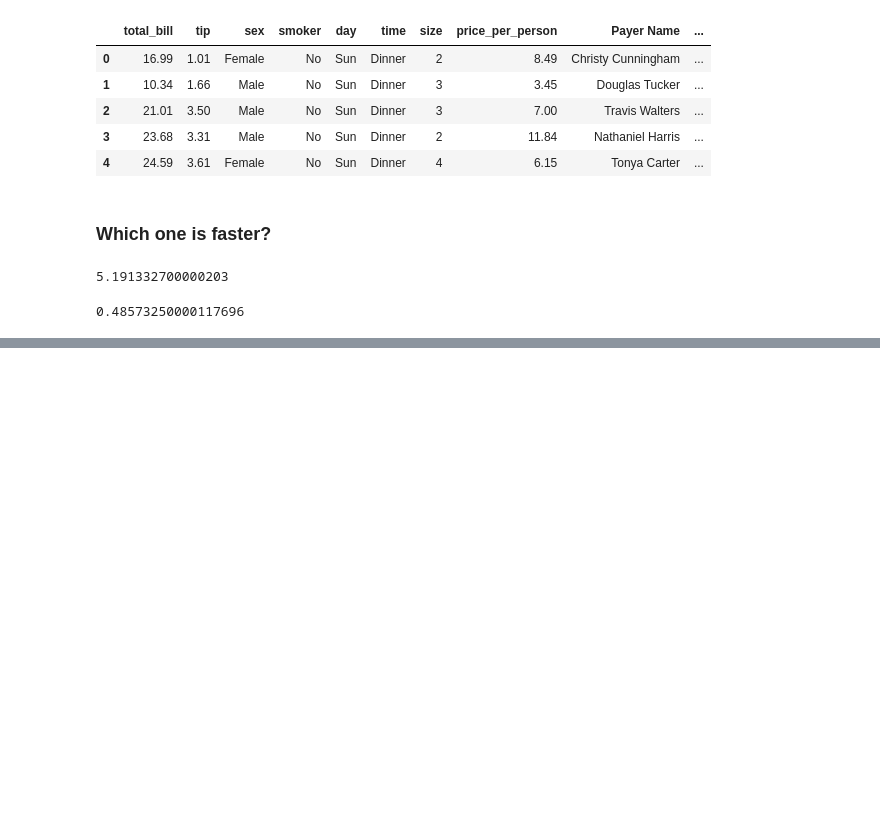
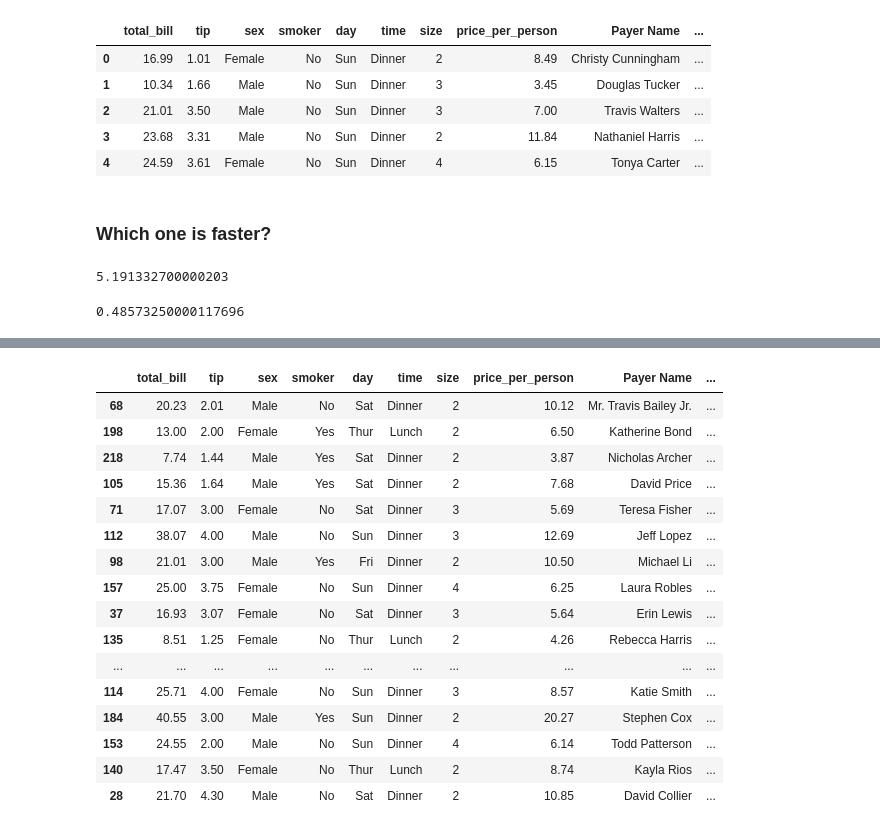
Before and after one commit to eslamwe/Pandas, a Jupyter notebook: pandas.ipynb, the cells around one changed output, grey strips where cells are left out. Saved outputs shown, nothing was run; the diff lists cells and outputs as text; code cells hidden in the pictures; blank space fills up the shorter version.

```diff
--- a/pandas.ipynb
+++ b/pandas.ipynb
@@ -788,0 +793,3 @@ timeit.timeit(setup=setup, stmt=stmt_two,number=1000)
+# %%
+df = pd.read_csv('tips.csv')
+df.head()
@@ -788,0 +1019,20 @@ timeit.timeit(setup=setup, stmt=stmt_two,number=1000)
+# %%
+df.sample(frac=0.1)   #grab 10% of rows randomly
+# %% [output]
+|  | total_bill | tip | sex | smoker | day | time | size | price_per_person | Payer Name | ... |
+| 68 | 20.23 | 2.01 | Male | No | Sat | Dinner | 2 | 10.12 | Mr. Travis Bailey Jr. | ... |
+| 198 | 13.00 | 2.00 | Female | Yes | Thur | Lunch | 2 | 6.50 | Katherine Bond | ... |
+| 218 | 7.74 | 1.44 | Male | Yes | Sat | Dinner | 2 | 3.87 | Nicholas Archer | ... |
+| 105 | 15.36 | 1.64 | Male | Yes | Sat | Dinner | 2 | 7.68 | David Price | ... |
+| 71 | 17.07 | 3.00 | Female | No | Sat | Dinner | 3 | 5.69 | Teresa Fisher | ... |
+| 112 | 38.07 | 4.00 | Male | No | Sun | Dinner | 3 | 12.69 | Jeff Lopez | ... |
+| 98 | 21.01 | 3.00 | Male | Yes | Fri | Dinner | 2 | 10.50 | Michael Li | ... |
+| 157 | 25.00 | 3.75 | Female | No | Sun | Dinner | 4 | 6.25 | Laura Robles | ... |
+| 37 | 16.93 | 3.07 | Female | No | Sat | Dinner | 3 | 5.64 | Erin Lewis | ... |
+| 135 | 8.51 | 1.25 | Female | No | Thur | Lunch | 2 | 4.26 | Rebecca Harris | ... |
+| ... | ... | ... | ... | ... | ... | ... | ... | ... | ... | ... |
+| 114 | 25.71 | 4.00 | Female | No | Sun | Dinner | 3 | 8.57 | Katie Smith | ... |
+| 184 | 40.55 | 3.00 | Male | Yes | Sun | Dinner | 2 | 20.27 | Stephen Cox | ... |
+| 153 | 24.55 | 2.00 | Male | No | Sun | Dinner | 4 | 6.14 | Todd Patterson | ... |
+| 140 | 17.47 | 3.50 | Female | No | Thur | Lunch | 2 | 8.74 | Kayla Rios | ... |
+| 28 | 21.70 | 4.30 | Male | No | Sat | Dinner | 2 | 10.85 | David Collier | ... |
```
Also changed, not shown: parts of 27 cells of this notebook.
